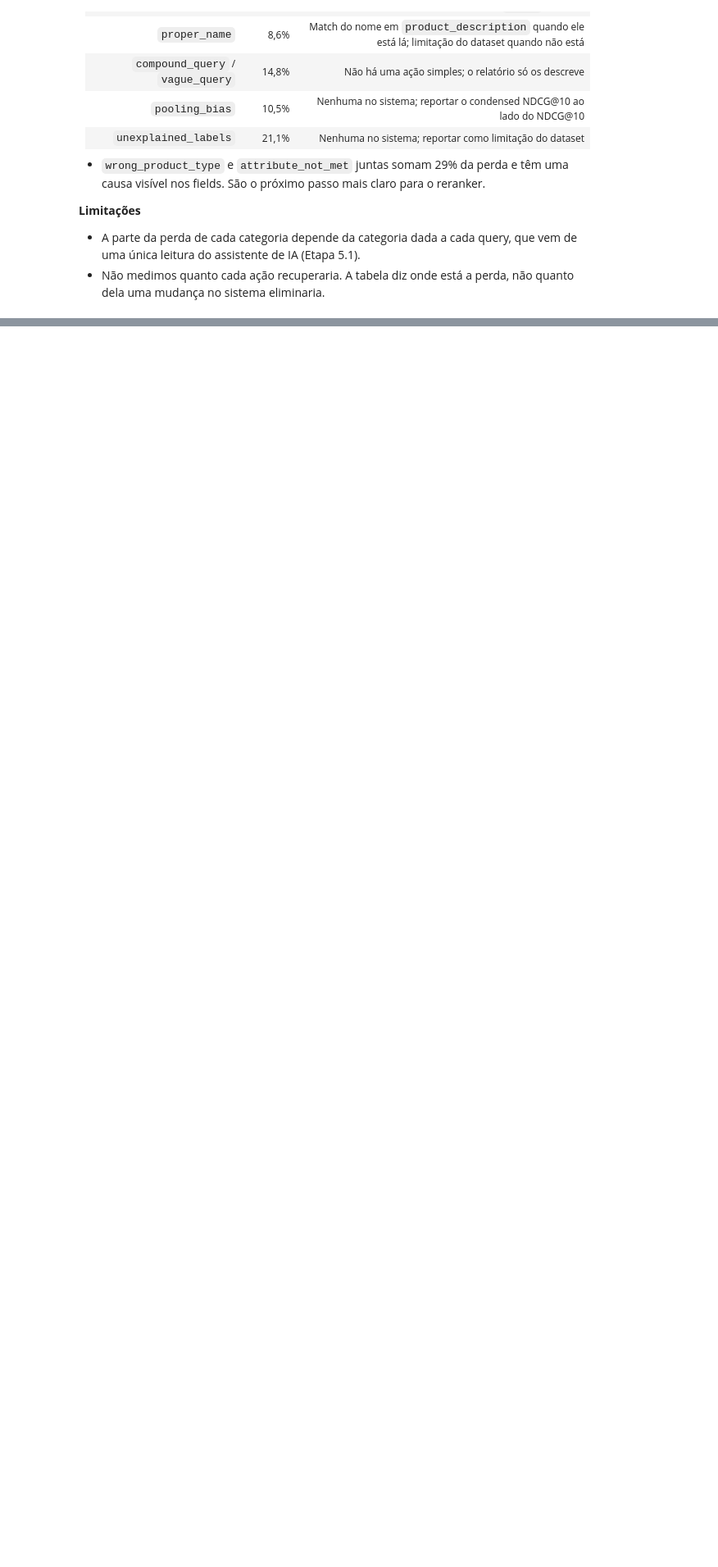
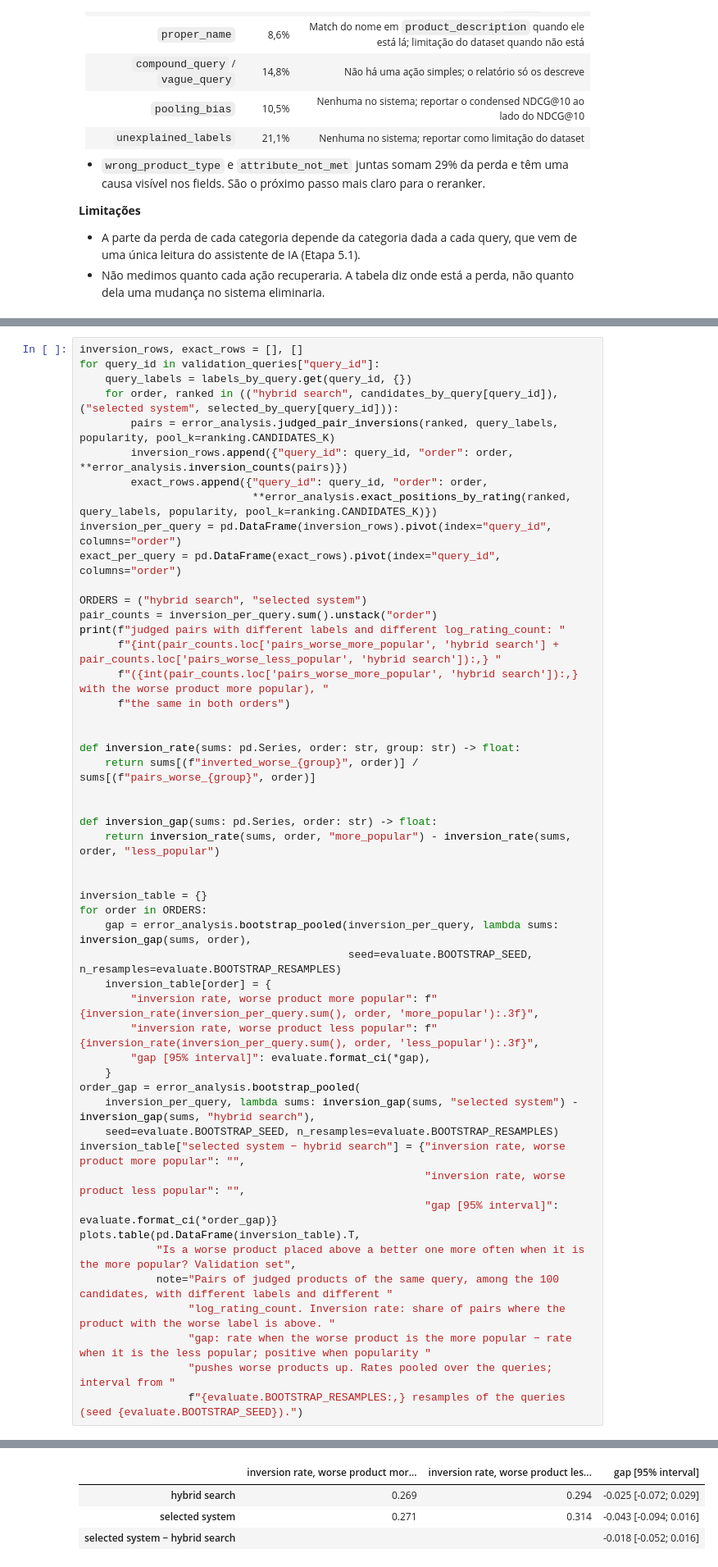
Before and after one commit to lubepe/ml_challenge, a Jupyter notebook: notebooks/07_error_analysis.ipynb, the cells around one changed output, grey strips where cells are left out. Shown at 82% size. Cells and saved outputs as stored; diff of their text form; blank space fills up the shorter version.

```diff
--- a/notebooks/07_error_analysis.ipynb
+++ b/notebooks/07_error_analysis.ipynb
@@ -970,0 +1140,51 @@ share_of_total_loss_pct: sum of (1 - NDCG@10) over the queries of the category d
+# %%
+inversion_rows, exact_rows = [], []
+for query_id in validation_queries["query_id"]:
+    query_labels = labels_by_query.get(query_id, {})
+    for order, ranked in (("hybrid search", candidates_by_query[query_id]), ("selected system", selected_by_query[query_id])):
+        pairs = error_analysis.judged_pair_inversions(ranked, query_labels, popularity, pool_k=ranking.CANDIDATES_K)
+        inversion_rows.append({"query_id": query_id, "order": order, **error_analysis.inversion_counts(pairs)})
+        exact_rows.append({"query_id": query_id, "order": order,
+                           **error_analysis.exact_positions_by_rating(ranked, query_labels, popularity, pool_k=ranking.CANDIDATES_K)})
+inversion_per_query = pd.DataFrame(inversion_rows).pivot(index="query_id", columns="order")
+exact_per_query = pd.DataFrame(exact_rows).pivot(index="query_id", columns="order")
+
+ORDERS = ("hybrid search", "selected system")
+pair_counts = inversion_per_query.sum().unstack("order")
+print(f"judged pairs with different labels and different log_rating_count: "
+      f"{int(pair_counts.loc['pairs_worse_more_popular', 'hybrid search'] + pair_counts.loc['pairs_worse_less_popular', 'hybrid search']):,} "
+      f"({int(pair_counts.loc['pairs_worse_more_popular', 'hybrid search']):,} with the worse product more popular), "
+      f"the same in both orders")
+
+
+def inversion_rate(sums: pd.Series, order: str, group: str) -> float:
+    return sums[(f"inverted_worse_{group}", order)] / sums[(f"pairs_worse_{group}", order)]
+
+
+def inversion_gap(sums: pd.Series, order: str) -> float:
+    return inversion_rate(sums, order, "more_popular") - inversion_rate(sums, order, "less_popular")
+
+
+inversion_table = {}
+for order in ORDERS:
+    gap = error_analysis.bootstrap_pooled(inversion_per_query, lambda sums: inversion_gap(sums, order),
+                                          seed=evaluate.BOOTSTRAP_SEED, n_resamples=evaluate.BOOTSTRAP_RESAMPLES)
+    inversion_table[order] = {
+        "inversion rate, worse product more popular": f"{inversion_rate(inversion_per_query.sum(), order, 'more_popular'):.3f}",
+        "inversion rate, worse product less popular": f"{inversion_rate(inversion_per_query.sum(), order, 'less_popular'):.3f}",
+        "gap [95% interval]": evaluate.format_ci(*gap),
+    }
+order_gap = error_analysis.bootstrap_pooled(
+    inversion_per_query, lambda sums: inversion_gap(sums, "selected system") - inversion_gap(sums, "hybrid search"),
+    seed=evaluate.BOOTSTRAP_SEED, n_resamples=evaluate.BOOTSTRAP_RESAMPLES)
+inversion_table["selected system − hybrid search"] = {"inversion rate, worse product more popular": "",
+                                                      "inversion rate, worse product less popular": "",
+                                                      "gap [95% interval]": evaluate.format_ci(*order_gap)}
+plots.table(pd.DataFrame(inversion_table).T,
+            "Is a worse product placed above a better one more often when it is the more popular? Validation set",
+            note="Pairs of judged products of the same query, among the 100 candidates, with different labels and different "
+                 "log_rating_count. Inversion rate: share of pairs where the product with the worse label is above. "
+                 "gap: rate when the worse product is the more popular − rate when it is the less popular; positive when popularity "
+                 "pushes worse products up. Rates pooled over the queries; interval from "
+                 f"{evaluate.BOOTSTRAP_RESAMPLES:,} resamples of the queries (seed {evaluate.BOOTSTRAP_SEED}).")
+# %% [output]
@@ -970,0 +1194,4 @@ share_of_total_loss_pct: sum of (1 - NDCG@10) over the queries of the category d
+|  | inversion rate, worse product mor... | inversion rate, worse product les... | gap [95% interval] |
+| hybrid search | 0.269 | 0.294 | -0.025 [-0.072; 0.029] |
+| selected system | 0.271 | 0.314 | -0.043 [-0.094; 0.016] |
+| selected system − hybrid search |  |  | -0.018 [-0.052; 0.016] |
```
Also changed, not shown: parts of 18 cells of this notebook, 4 other files.
